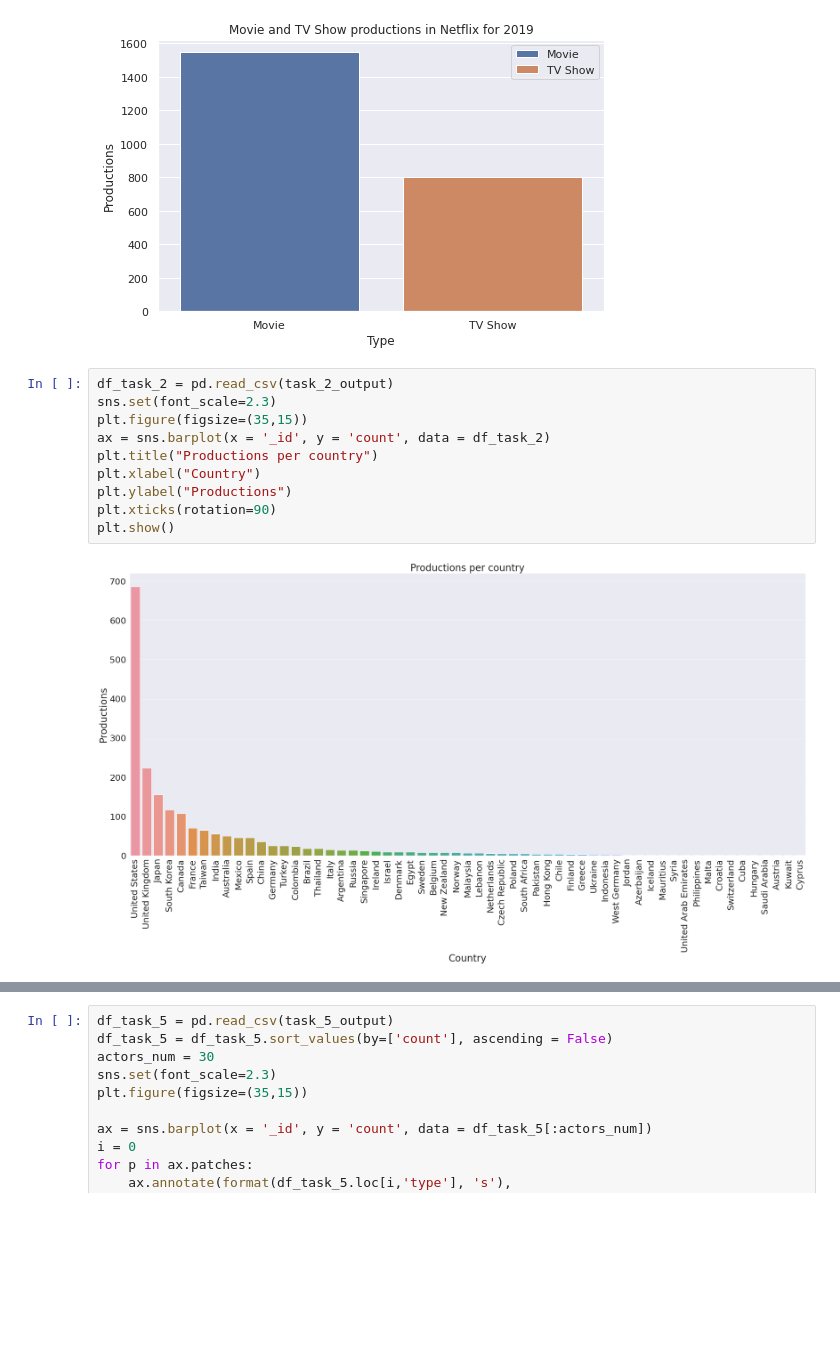
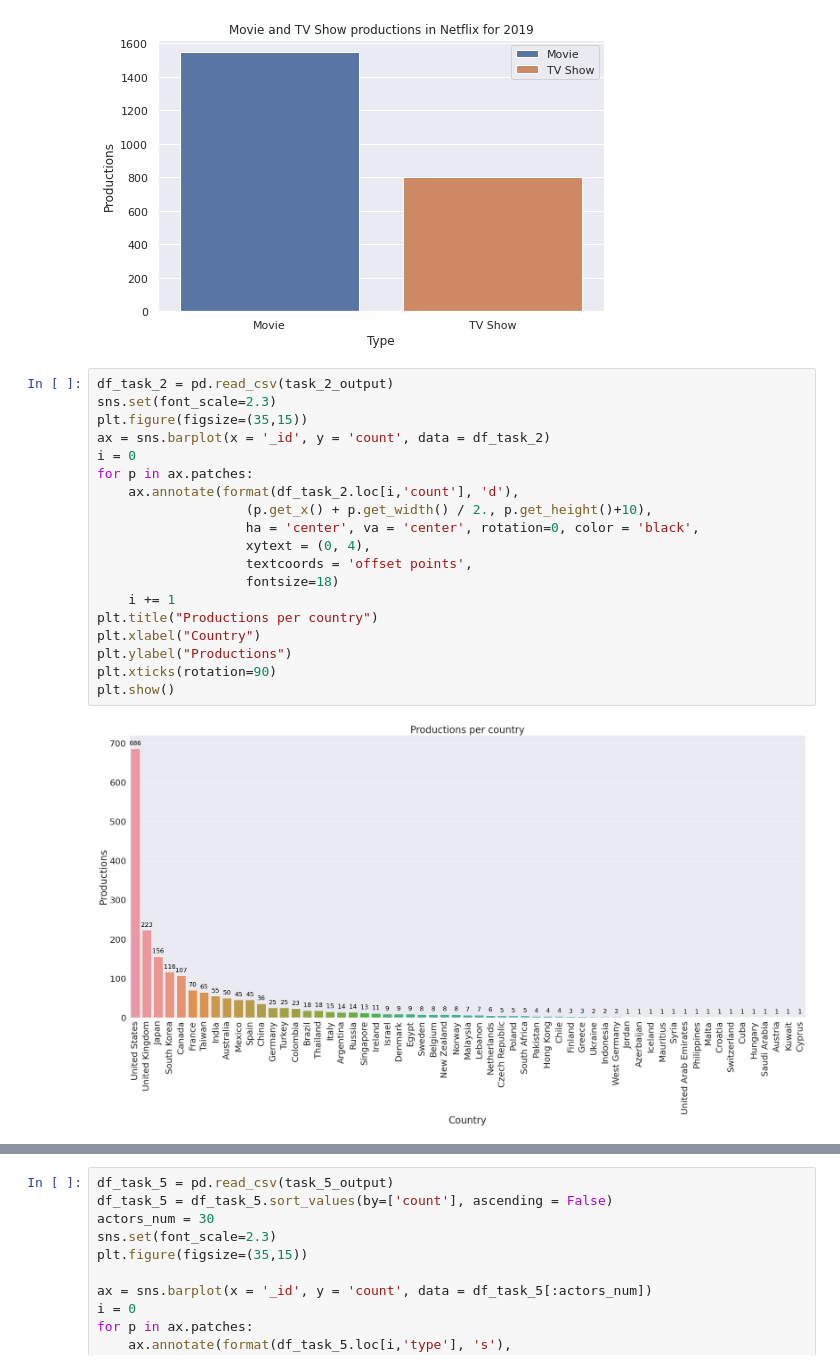
Before and after one commit to tzerefos/Big_Data_Management_2, a Jupyter notebook: python/Visualization.ipynb, the cells around one changed output, grey strips where cells are left out. Drawn from its saved outputs; the diff is of its cells as text; blank space fills up the shorter version.

Commit message:
Minor changes in visualizations notebook, added vis figures

```diff
--- a/python/Visualization.ipynb
+++ b/python/Visualization.ipynb
@@ -31,15 +31,24 @@ plt.show()
 # %%
 df_task_2 = pd.read_csv(task_2_output)
 sns.set(font_scale=2.3)
 plt.figure(figsize=(35,15))
 ax = sns.barplot(x = '_id', y = 'count', data = df_task_2)
+i = 0
+for p in ax.patches:
+    ax.annotate(format(df_task_2.loc[i,'count'], 'd'),
+                   (p.get_x() + p.get_width() / 2., p.get_height()+10),
+                   ha = 'center', va = 'center', rotation=0, color = 'black',
+                   xytext = (0, 4),
+                   textcoords = 'offset points',
+                   fontsize=18)
+    i += 1
 plt.title("Productions per country")
 plt.xlabel("Country")
 plt.ylabel("Productions")
 plt.xticks(rotation=90)
 plt.show()
 # %% [output]
-[figure, old version]
+[figure, new version]
 # %%
 df_task_3 = pd.read_csv(task_3_output)
 # df_task_3
```
Also changed, not shown: parts of 2 cells of this notebook, 5 other files.
